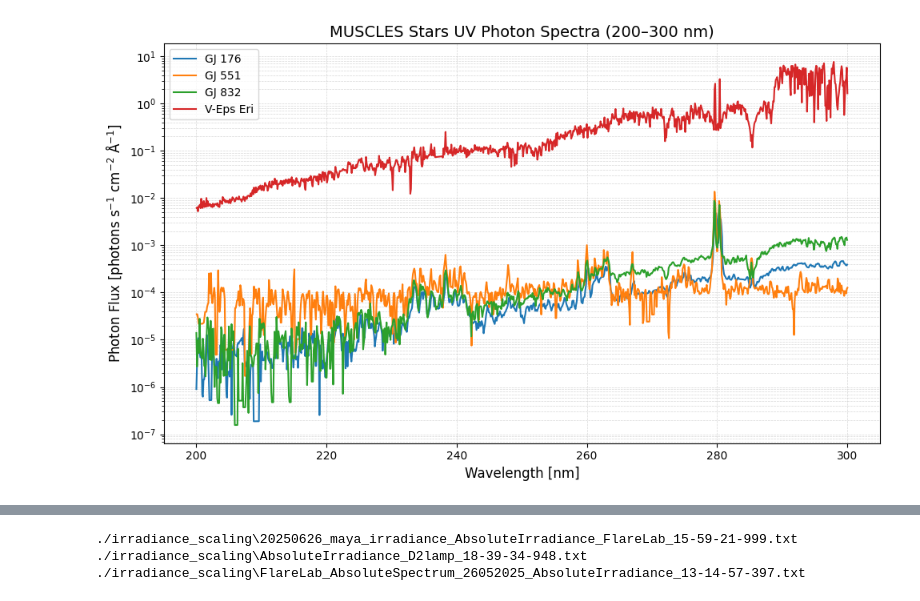
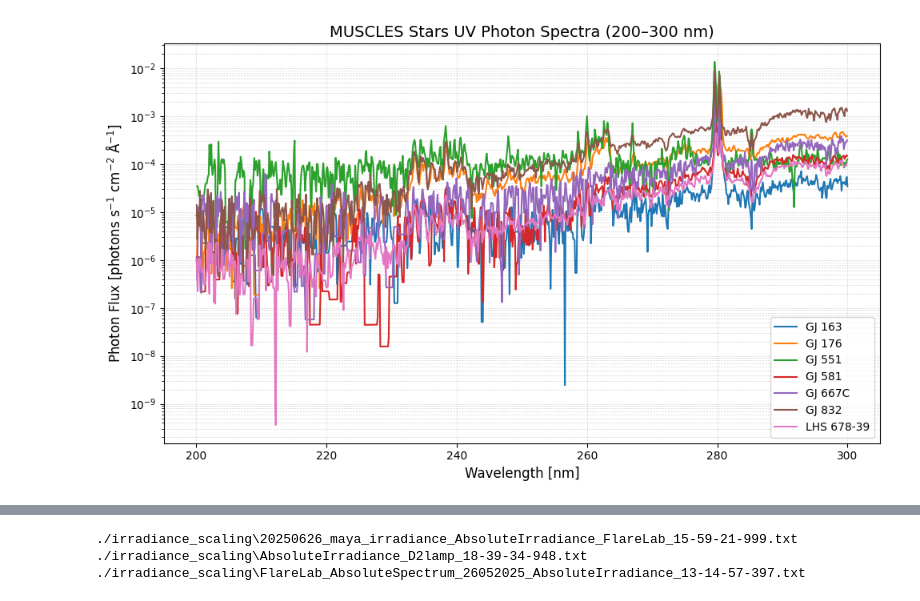
Before and after one commit to vik-ell/P3_Project, a Jupyter notebook: scaling_mdwarf.ipynb, the cells around one changed output, grey strips where cells are left out. Drawn from its saved outputs; the diff is of its cells as text; code cells hidden in the pictures.

```diff
--- a/scaling_mdwarf.ipynb
+++ b/scaling_mdwarf.ipynb
@@ -102,17 +11,17 @@ plt.show()
 # %%
-import numpy as np
-import matplotlib.pyplot as plt
-from astropy.io import fits
-from astropy.constants import h, c
-import os
-
 # Define folders and corresponding FITS filenames
-folder = '.\MAST_2025-07-02T1533\HLSP'
+folder = './MAST_2025-07-02T1723/HLSP'
 star_info = {
-    "GJ 176": f"{folder}\hlsp_muscles_gj176/hlsp_muscles_multi_multi_gj176_broadband_v22_adapt-const-res-sed.fits",
-    "GJ 551": f"{folder}\hlsp_muscles_gj551/hlsp_muscles_multi_multi_gj551_broadband_v22_adapt-const-res-sed.fits",
-    "GJ 832": f"{folder}\hlsp_muscles_gj832/hlsp_muscles_multi_multi_gj832_broadband_v22_adapt-const-res-sed.fits",
-    "V-Eps Eri": f"{folder}\hlsp_muscles_v-eps-eri/hlsp_muscles_multi_multi_v-eps-eri_broadband_v22_adapt-const-res-sed.fits"
+    # "GJ 1214": f"{folder}/hlsp_muscles_gj1214/hlsp_muscles_multi_multi_gj1214_broadband_v22_adapt-const-res-sed.fits",
+    "GJ 163": f"{folder}/hlsp_muscles_gj163/hlsp_muscles_multi_multi_gj163_broadband_v25_adapt-const-res-sed.fits",
+    "GJ 176": f"{folder}/hlsp_muscles_gj176/hlsp_muscles_multi_multi_gj176_broadband_v22_adapt-const-res-sed.fits",
+    "GJ 551": f"{folder}/hlsp_muscles_gj551/hlsp_muscles_multi_multi_gj551_broadband_v22_adapt-const-res-sed.fits",
+    "GJ 581": f"{folder}/hlsp_muscles_gj581/hlsp_muscles_multi_multi_gj581_broadband_v22_adapt-const-res-sed.fits",
+    "GJ 667C": f"{folder}/hlsp_muscles_gj667c/hlsp_muscles_multi_multi_gj667c_broadband_v22_adapt-const-res-sed.fits",
+    "GJ 832": f"{folder}/hlsp_muscles_gj832/hlsp_muscles_multi_multi_gj832_broadband_v22_adapt-const-res-sed.fits",
+    "LHS 678-39": f"{folder}/hlsp_muscles_l-678-39/hlsp_muscles_multi_multi_l-678-39_broadband_v24_adapt-const-res-sed.fits",
+    # "TRAPPIST-1": f"{folder}/hlsp_muscles_trappist-1/hlsp_muscles_multi_multi_trappist-1_broadband_v25_adapt-const-res-sed.fits",
+    # "V-Eps Eri": f"{folder}/hlsp_muscles_v-eps-eri/hlsp_muscles_multi_multi_v-eps-eri_broadband_v22_adapt-const-res-sed.fits"
 }
 
 # Physical constant
@@ -133,31 +42,31 @@ for label, filepath in star_info.items():
         flux_erg = data['FLUX']
         uncertainty_erg = data['ERROR']
 
         wavelength_nm = wavelength_angstrom / 10.0
         wavelength_cm = wavelength_angstrom * 1e-8
 
         # Convert energy flux to photon flux
         photon_flux = (flux_erg * wavelength_cm) / hc
         photon_uncertainty = (uncertainty_erg * wavelength_cm) / hc
 
         # Filter to 200–300 nm
         mask = (wavelength_nm >= 200) & (wavelength_nm <= 300)
         wl = wavelength_nm[mask]
         pf = photon_flux[mask]
         pf_err = photon_uncertainty[mask]
 
         # Plot
         plt.plot(wl, pf, label=label)
         # plt.fill_between(wl, pf - pf_err, pf + pf_err, alpha=0.3)
 
 # Formatting
 plt.xlabel("Wavelength [nm]", fontsize=12)
 plt.ylabel("Photon Flux [photons s$^{-1}$ cm$^{-2}$ Å$^{-1}$]", fontsize=12)
 plt.title("MUSCLES Stars UV Photon Spectra (200–300 nm)", fontsize=14)
 plt.yscale("log")
 plt.grid(True, which="both", ls="--", lw=0.5, alpha=0.5)
 plt.legend()
 plt.tight_layout()
 plt.show()
 # %% [output]
-[figure, old version]
+[figure, new version]
```
Also changed, not shown: parts of 8 cells of this notebook, 1 other file.
